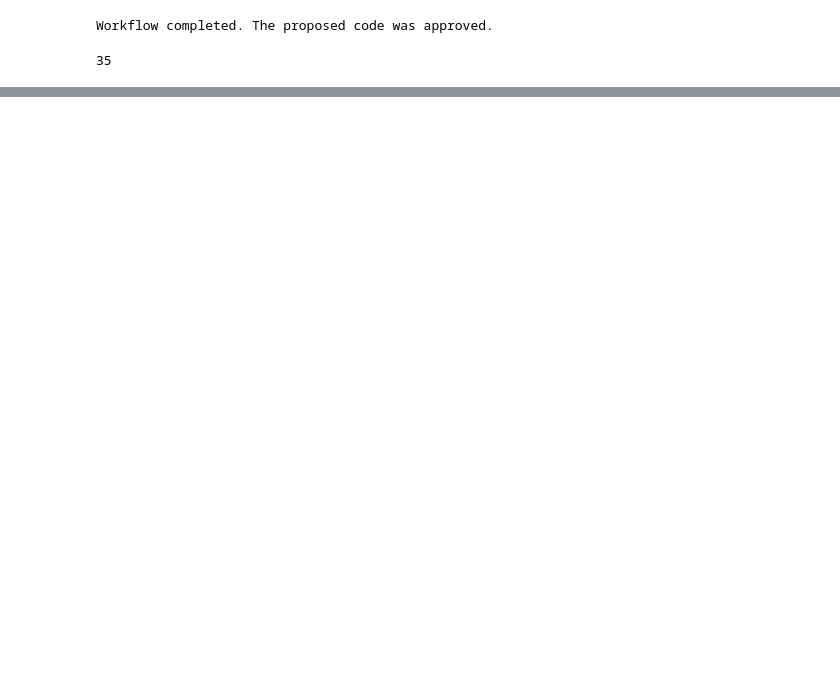
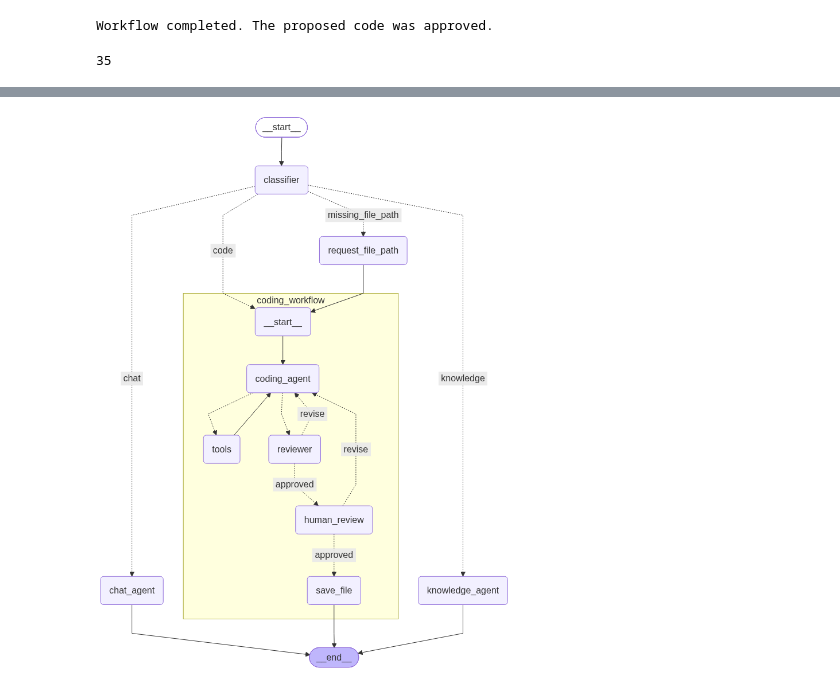
Before and after one commit to nika19du/LangGraph-Agent-Workflows, a Jupyter notebook: Multi_Agent_AI_Developer_Assistant.ipynb, the cells around one changed output, grey strips where cells are left out. Saved outputs shown, nothing was run; the diff lists cells and outputs as text; code cells hidden in the pictures; blank space fills up the shorter version.

```diff
--- a/Multi_Agent_AI_Developer_Assistant.ipynb
+++ b/Multi_Agent_AI_Developer_Assistant.ipynb
@@ -688,6 +755,13 @@ class MainState(TypedDict):
     intent: Literal['chat', 'knowledge', 'code']
     task_type: Literal['create', 'modify'] | None
     file_path: str
+
+    original_content: str
+    proposed_content: str
+    review: dict | None
+    human_feedback: str
+    revision_count: int
+
     final_answer: str
     messages: Annotated[list[BaseMessage], add_messages]
 
@@ -704,5 +778,4 @@ class ClassificationResult(BaseModel):
 
     file_path: str = Field(
         default = "",
-        description="File path if the request refers to an existing file."
     )
@@ -725,0 +928,38 @@ Return only the structured classification.
+# %%
+main_builder = StateGraph(MainState)
+
+main_builder.add_node('classifier', classifier)
+main_builder.add_node('chat_agent', chat_agent)
+main_builder.add_node('knowledge_agent', knowledge_agent)
+main_builder.add_node('coding_workflow', coding_subgraph)
+main_builder.add_node('request_file_path', request_file_path)
+
+main_builder.add_edge(START, "classifier")
+
+main_builder.add_conditional_edges(
+    "classifier",
+    route_after_classifier,
+    {
+        "chat": "chat_agent",
+        "knowledge": "knowledge_agent",
+        "code": "coding_workflow",
+        "missing_file_path": "request_file_path"
+    }
+)
+
+main_builder.add_edge("request_file_path", "coding_workflow")
+
+main_builder.add_edge("chat_agent", END)
+main_builder.add_edge("knowledge_agent", END)
+main_builder.add_edge("coding_workflow", END)
+
+main_checkpointer = InMemorySaver()
+
+main_graph = main_builder.compile(
+    checkpointer = main_checkpointer,
+    debug = True
+)
+# %%
+display(Image(main_graph.get_graph(xray=True).draw_mermaid_png()))
+# %% [output]
+[figure, added]
```
Also changed, not shown: parts of 17 cells of this notebook.
